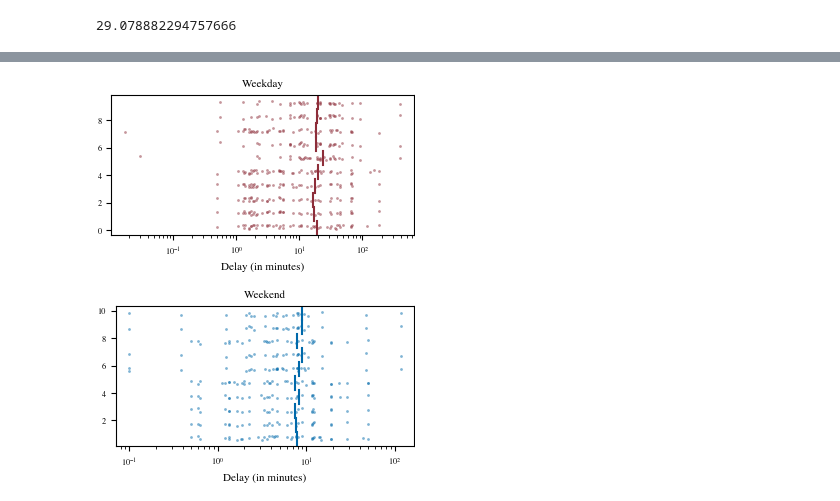
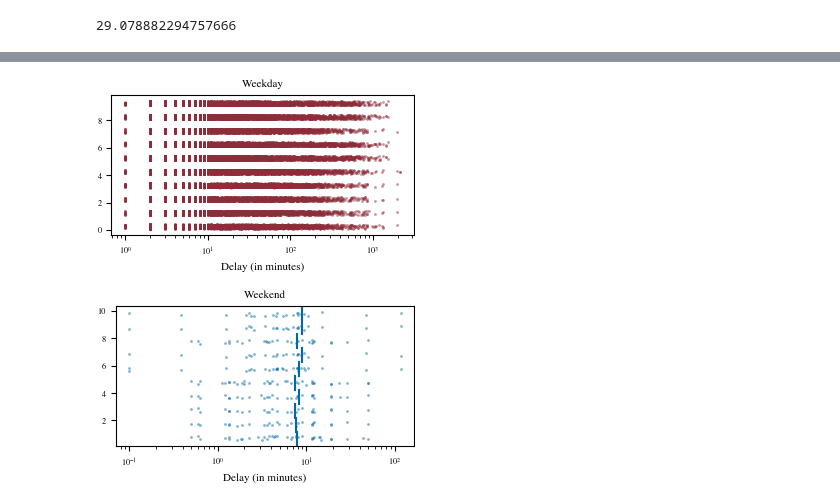
Before and after one commit to frederikpanse/db_project, a Jupyter notebook: exp/exp_FP_01_DifferenceWeekdaysWeekends.ipynb, the cells around one changed output, grey strips where cells are left out. Cells and saved outputs as stored; diff of their text form; code cells hidden in the pictures.

```diff
--- a/exp/exp_FP_01_DifferenceWeekdaysWeekends.ipynb
+++ b/exp/exp_FP_01_DifferenceWeekdaysWeekends.ipynb
@@ -205,4 +180,4 @@ Text(0.5, 0, '$T$')
 # %% [markdown]
 ### Make visualisations for each path
 # %%
-paths = get_paths(sorted = True)
+paths = get_paths()
@@ -266,20 +247,20 @@ dtype: float64
 # %%
 fig, ax = plt.subplots()
 ax.set_title("Weekday")
 ax.set_xlabel("Delay (in minutes)")
 
 for i in np.arange(10):
-    u_wd = np.random.rand(data_by_weekday_weekend[data_by_weekday_weekend.index.isin(paths_sorted[i][1]["stations"])]["Minutes of delay_weekday"].shape[0])
-    wd = data_by_weekday_weekend[data_by_weekday_weekend.index.isin(paths_sorted[i][1]["stations"])]["Minutes of delay_weekday"]
+    u_wd = np.random.rand(data_weekday[data_weekday["Station or stop"].isin(paths_sorted[i][1]["stations"])]["Minutes of delay"].shape[0])
+    wd = data_weekday[data_weekday["Station or stop"].isin(paths_sorted[i][1]["stations"])]["Minutes of delay"]
     ax.plot(wd, 0.1 + 0.3 * u_wd + i, "o", color=rgb.tue_red, alpha=0.5, mec = "none", ms = 2)
-    ax.axvline(x=data_by_weekday_weekend[data_by_weekday_weekend.index.isin(paths_sorted[i][1]["stations"])]["Minutes of delay_weekday"].mean(),
-               ymin= i * 0.1, ymax = (i + 1) * 0.1, color=rgb.tue_red)
+   # ax.axvline(x=data_by_weekday_weekend[data_by_weekday_weekend.index.isin(paths_sorted[i][1]["stations"])]["Minutes of delay_weekday"].mean(),
+    #           ymin= i * 0.1, ymax = (i + 1) * 0.1, color=rgb.tue_red)
 
 ax.set_xscale('log')
 
 fig.savefig("../doc/fig/plot_FP_01_Weekday.pdf")
 # %% [output]
-[figure, old version]
+[figure, new version]
 # %%
 fig, ax = plt.subplots()
 ax.set_title("Weekend")
```
Also changed, not shown: parts of 18 cells of this notebook, 1 other file.
